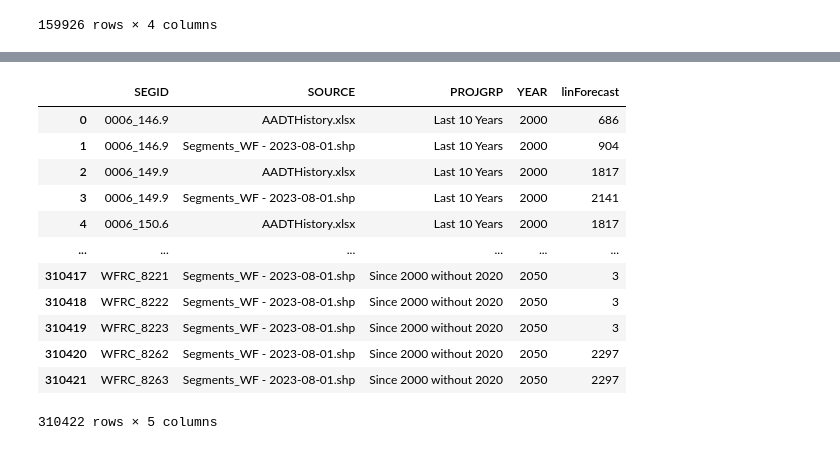
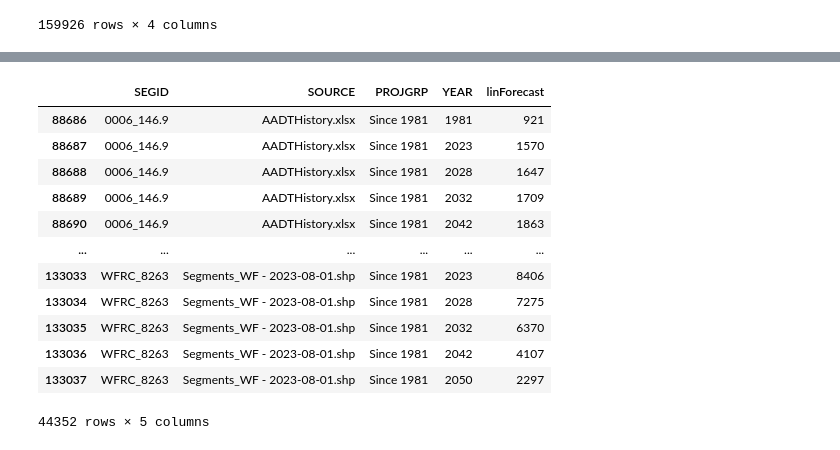
Before and after one commit to WFRCAnalytics/Traffic-Volume-Forecasts, a Jupyter notebook: 2-Prepare-Linear-Forecasts.ipynb, the cells around one changed output, grey strips where cells are left out. Drawn from its saved outputs; the diff is of its cells as text; code cells hidden in the pictures.

```diff
--- a/2-Prepare-Linear-Forecasts.ipynb
+++ b/2-Prepare-Linear-Forecasts.ipynb
@@ -131,16 +140,17 @@ forecast_results_melt.to_csv('intermediate/linear-forecasts.csv', index=False)
-# %%
-forecast_results_melt
-# %% [output]
-|  | SEGID | SOURCE | PROJGRP | YEAR | linForecast |
-| 0 | 0006_146.9 | AADTHistory.xlsx | Last 10 Years | 2000 | 686 |
-| 1 | 0006_146.9 | Segments_WF - 2023-08-01.shp | Last 10 Years | 2000 | 904 |
-| 2 | 0006_149.9 | AADTHistory.xlsx | Last 10 Years | 2000 | 1817 |
-| 3 | 0006_149.9 | Segments_WF - 2023-08-01.shp | Last 10 Years | 2000 | 2141 |
-| 4 | 0006_150.6 | AADTHistory.xlsx | Last 10 Years | 2000 | 1817 |
-| ... | ... | ... | ... | ... | ... |
-| 310417 | WFRC_8221 | Segments_WF - 2023-08-01.shp | Since 2000 without 2020 | 2050 | 3 |
-| 310418 | WFRC_8222 | Segments_WF - 2023-08-01.shp | Since 2000 without 2020 | 2050 | 3 |
-| 310419 | WFRC_8223 | Segments_WF - 2023-08-01.shp | Since 2000 without 2020 | 2050 | 3 |
-| 310420 | WFRC_8262 | Segments_WF - 2023-08-01.shp | Since 2000 without 2020 | 2050 | 2297 |
-| 310421 | WFRC_8263 | Segments_WF - 2023-08-01.shp | Since 2000 without 2020 | 2050 | 2297 |
-310422 rows × 5 columns
+# %%
+# check
+forecast_results[forecast_results['PROJGRP']=='Since 1981']
+# %% [output]
+|  | SEGID | SOURCE | PROJGRP | YEAR | linForecast |
+| 88686 | 0006_146.9 | AADTHistory.xlsx | Since 1981 | 1981 | 921 |
+| 88687 | 0006_146.9 | AADTHistory.xlsx | Since 1981 | 2023 | 1570 |
+| 88688 | 0006_146.9 | AADTHistory.xlsx | Since 1981 | 2028 | 1647 |
+| 88689 | 0006_146.9 | AADTHistory.xlsx | Since 1981 | 2032 | 1709 |
+| 88690 | 0006_146.9 | AADTHistory.xlsx | Since 1981 | 2042 | 1863 |
+| ... | ... | ... | ... | ... | ... |
+| 133033 | WFRC_8263 | Segments_WF - 2023-08-01.shp | Since 1981 | 2023 | 8406 |
+| 133034 | WFRC_8263 | Segments_WF - 2023-08-01.shp | Since 1981 | 2028 | 7275 |
+| 133035 | WFRC_8263 | Segments_WF - 2023-08-01.shp | Since 1981 | 2032 | 6370 |
+| 133036 | WFRC_8263 | Segments_WF - 2023-08-01.shp | Since 1981 | 2042 | 4107 |
+| 133037 | WFRC_8263 | Segments_WF - 2023-08-01.shp | Since 1981 | 2050 | 2297 |
+44352 rows × 5 columns
```
Also changed, not shown: parts of 4 cells of this notebook, 16 other files.
